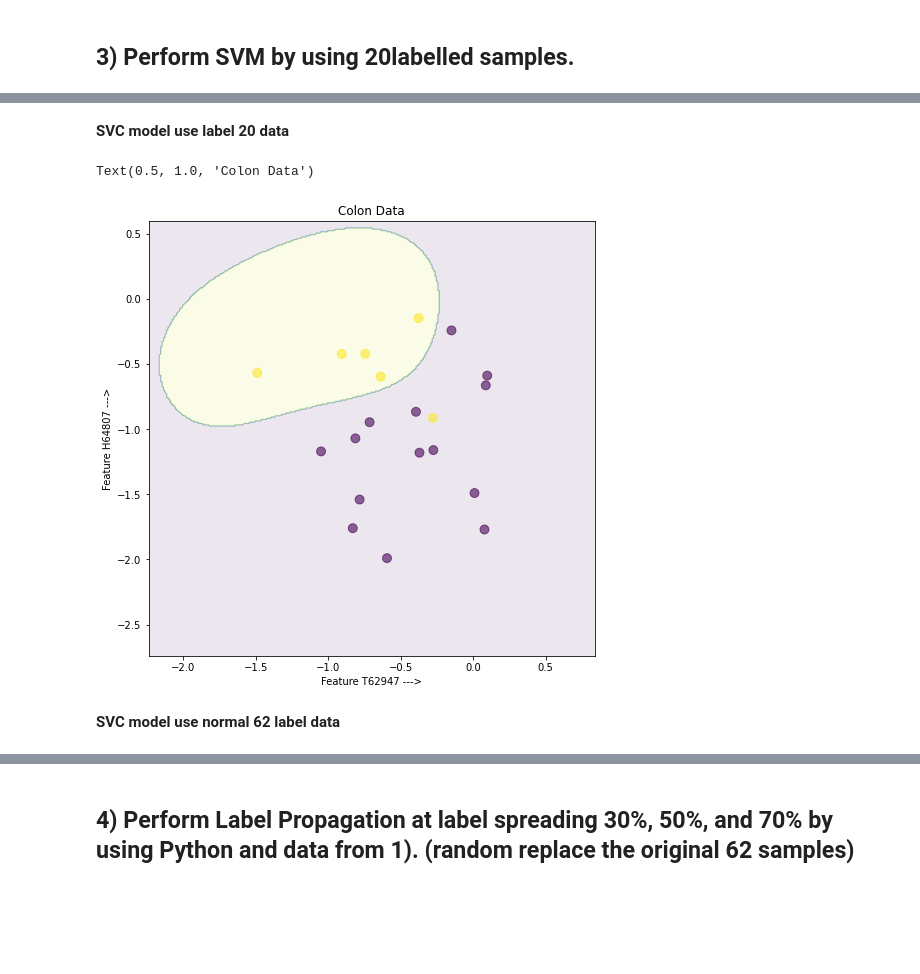
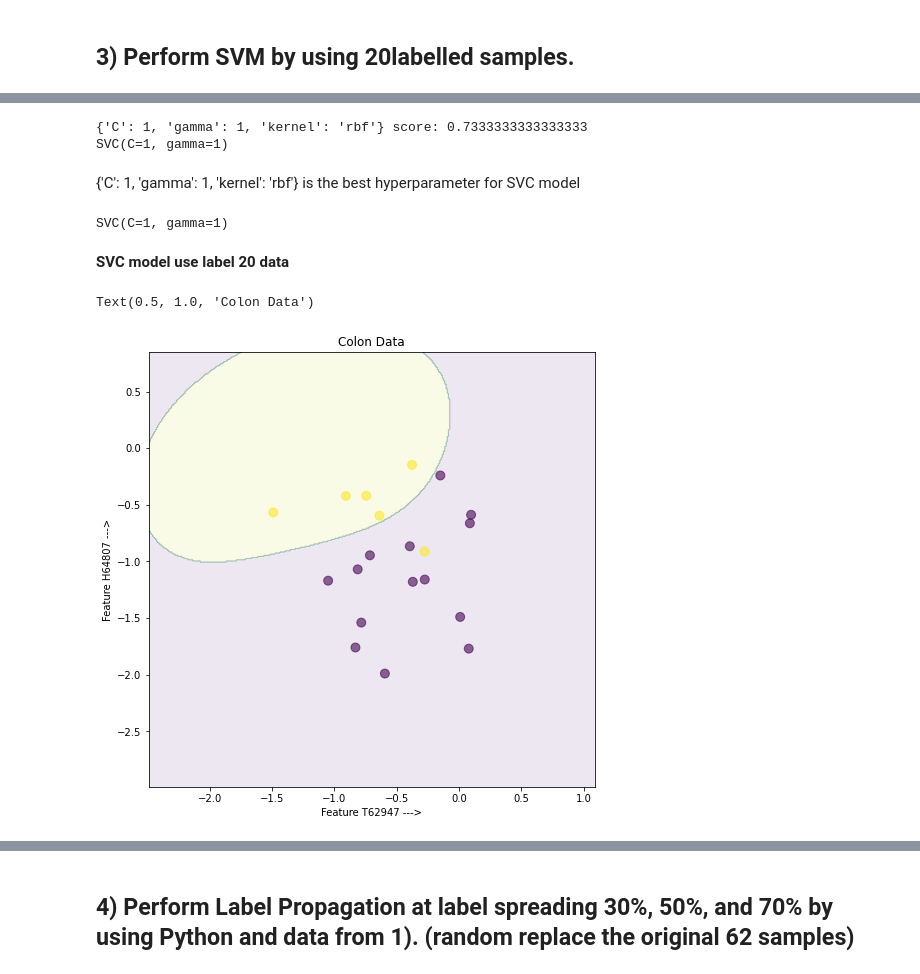
Before and after one commit to PRIMEADAWAS/CEB_Assignment, a Jupyter notebook: RADI 608, 602 Data Mining and Machine Learning/Assignment Semi-supervise learning/RADI608,602_A5_PasitSupholkhan_(Assignment_Semi_supervised_learning).ipynb, the cells around one changed output, grey strips where cells are left out. Saved outputs shown, nothing was run; the diff lists cells and outputs as text; code cells hidden in the pictures; blank space fills up the shorter version.

```diff
--- a/RADI 608, 602 Data Mining and Machine Learning/Assignment Semi-supervise learning/RADI608,602_A5_PasitSupholkhan_(Assignment_Semi_supervised_learning).ipynb
+++ b/RADI 608, 602 Data Mining and Machine Learning/Assignment Semi-supervise learning/RADI608,602_A5_PasitSupholkhan_(Assignment_Semi_supervised_learning).ipynb
@@ -69,0 +72,3 @@ Name: Class, Length: 62, dtype: int64
+# %%
+y[np.where(y==-1)[0]] = 0
+y
@@ -132,0 +149,7 @@ SVC()
+# %%
+#tuning find best gamma,model and cost
+from sklearn.model_selection import GridSearchCV
+param_grid = {'C': [0.0001,0.001, 0.10, 0.1, 1, 10, 25, 50, 100, 1000], 'gamma': [1,0.1,0.01,0.001, 1e-4, 1e-5],'kernel': ['rbf','poly', 'sigmoid']}
+gridSVC20Label = GridSearchCV(SVC(), param_grid, refit = True, verbose = 3,scoring='f1')
+# fitting the model for grid search
+gridSVC20Label.fit(X_label,y_label)
@@ -133,22 +180,36 @@ SVC()
+# %%
+# print best parameter after tuning
+print(gridSVC20Label.best_params_,"score:", gridSVC20Label.best_score_)
+# print how our model looks after hyper-parameter tuning
+print(gridSVC20Label.best_estimator_)
+# %% [output]
+{'C': 1, 'gamma': 1, 'kernel': 'rbf'} score: 0.7333333333333333
+SVC(C=1, gamma=1)
+# %% [markdown]
+{'C': 1, 'gamma': 1, 'kernel': 'rbf'} is the best hyperparameter for SVC model
+# %%
+# model = SVC(C=1, gamma=1,kernel= 'rbf')
+model = gridSVC20Label.best_estimator_
+model.fit(X_label,y_label)
+# %% [output]
+SVC(C=1, gamma=1)
 # %% [markdown]
 **SVC model use label 20 data**
 # %%
 # plot group by colors
-arr1 = np.arange(X_label.iloc[:, 0].min()-0.75, X_label.iloc[:, 0].max()+0.75, 0.01)
-arr2 = np.arange(X_label.iloc[:, 1].min()-0.75, X_label.iloc[:, 1].max()+0.75, 0.01)
+arr1 = np.arange(X_label.iloc[:, 0].min()-1, X_label.iloc[:, 0].max()+1, 0.01)
+arr2 = np.arange(X_label.iloc[:, 1].min()-1, X_label.iloc[:, 1].max()+1, 0.01)
 
 xx, yy = np.meshgrid(arr1, arr2)
 input_array = np.array([xx.ravel(), yy.ravel()]).T
 labels = model.predict(input_array)
 
 plt.figure(figsize=(8,8))
 plt.contourf(xx, yy, labels.reshape(xx.shape), alpha = 0.1)
 plt.scatter(X_label['T62947'],X_label['H64807'],c=y_label,s=80,alpha=0.6)
 plt.xlabel('Feature T62947 --->')
 plt.ylabel('Feature H64807 --->')
 plt.title('Colon Data')
 # %% [output]
 Text(0.5, 1.0, 'Colon Data')
-[figure, old version]
+[figure, new version]
-# %% [markdown]
-**SVC model use normal 62 label data**
```
Also changed, not shown: parts of 71 cells of this notebook.
